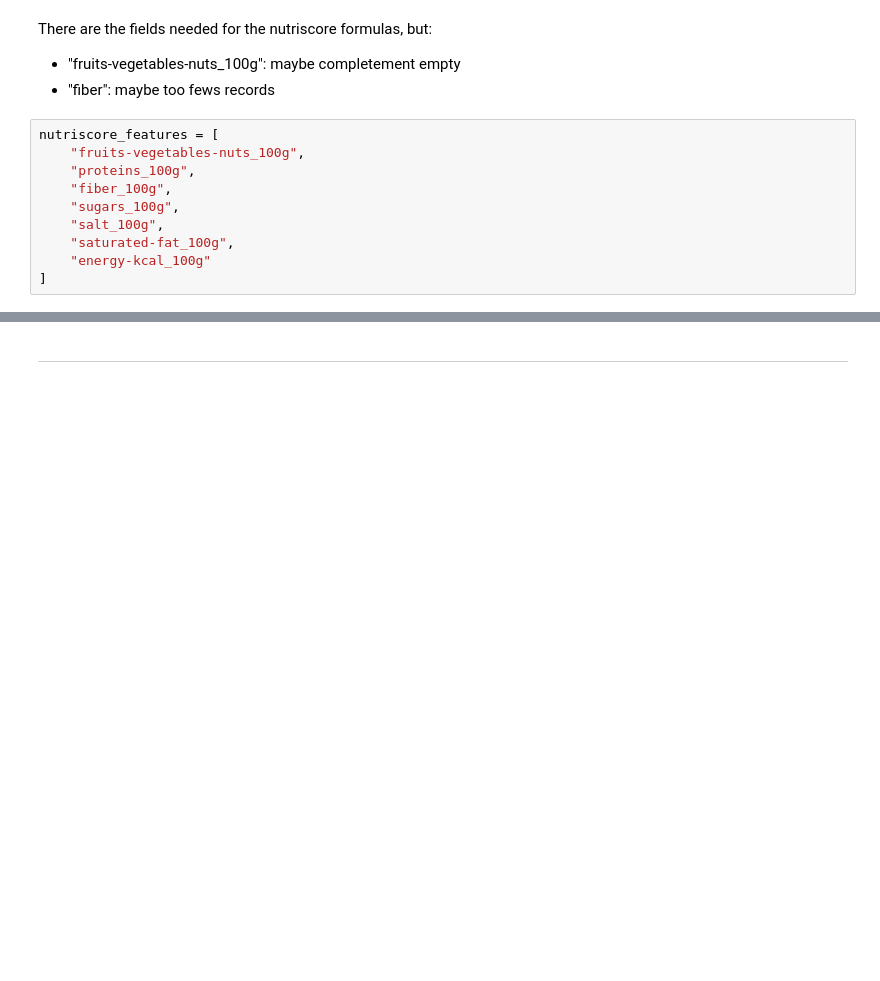
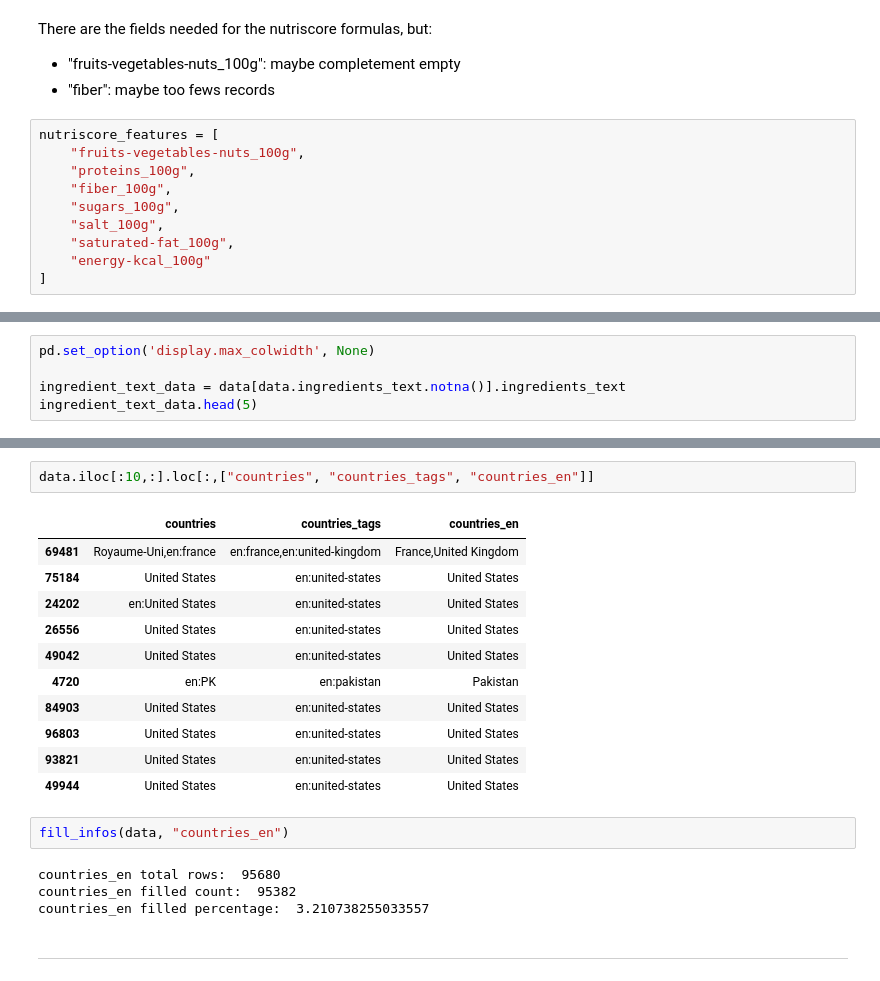
Before and after one commit to curiousmindflow/oc-ml-p2, a Jupyter notebook: preparation.ipynb, the cells around one changed output, grey strips where cells are left out. Drawn from its saved outputs; the diff is of its cells as text; blank space fills up the shorter version.

```diff
--- a/preparation.ipynb
+++ b/preparation.ipynb
@@ -105,0 +130,5 @@ nutriscore_features = [
+# %%
+pd.set_option('display.max_colwidth', None)
+
+ingredient_text_data = data[data.ingredients_text.notna()].ingredients_text
+ingredient_text_data.head(5)
@@ -106,3 +172,23 @@ nutriscore_features = [
+# %%
+data.iloc[:10,:].loc[:,["countries", "countries_tags", "countries_en"]]
+# %% [output]
+|  | countries | countries_tags | countries_en |
+| 69481 | Royaume-Uni,en:france | en:france,en:united-kingdom | France,United Kingdom |
+| 75184 | United States | en:united-states | United States |
+| 24202 | en:United States | en:united-states | United States |
+| 26556 | United States | en:united-states | United States |
+| 49042 | United States | en:united-states | United States |
+| 4720 | en:PK | en:pakistan | Pakistan |
+| 84903 | United States | en:united-states | United States |
+| 96803 | United States | en:united-states | United States |
+| 93821 | United States | en:united-states | United States |
+| 49944 | United States | en:united-states | United States |
+# %%
+fill_infos(data, "countries_en")
+# %% [output]
+countries_en total rows:  95680
+countries_en filled count:  95382
+countries_en filled percentage:  3.210738255033557
 # %% [markdown]
 ***
 # %%
```
Also changed, not shown: parts of 7 cells of this notebook.
